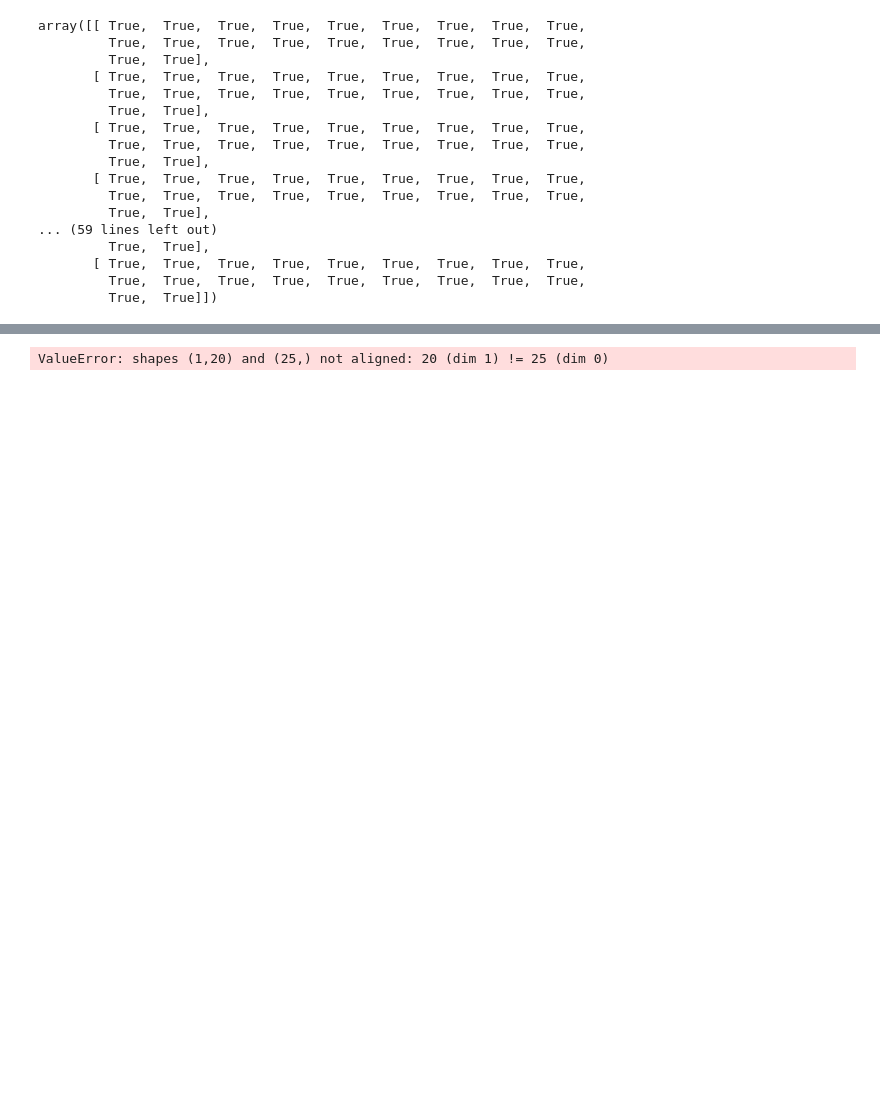
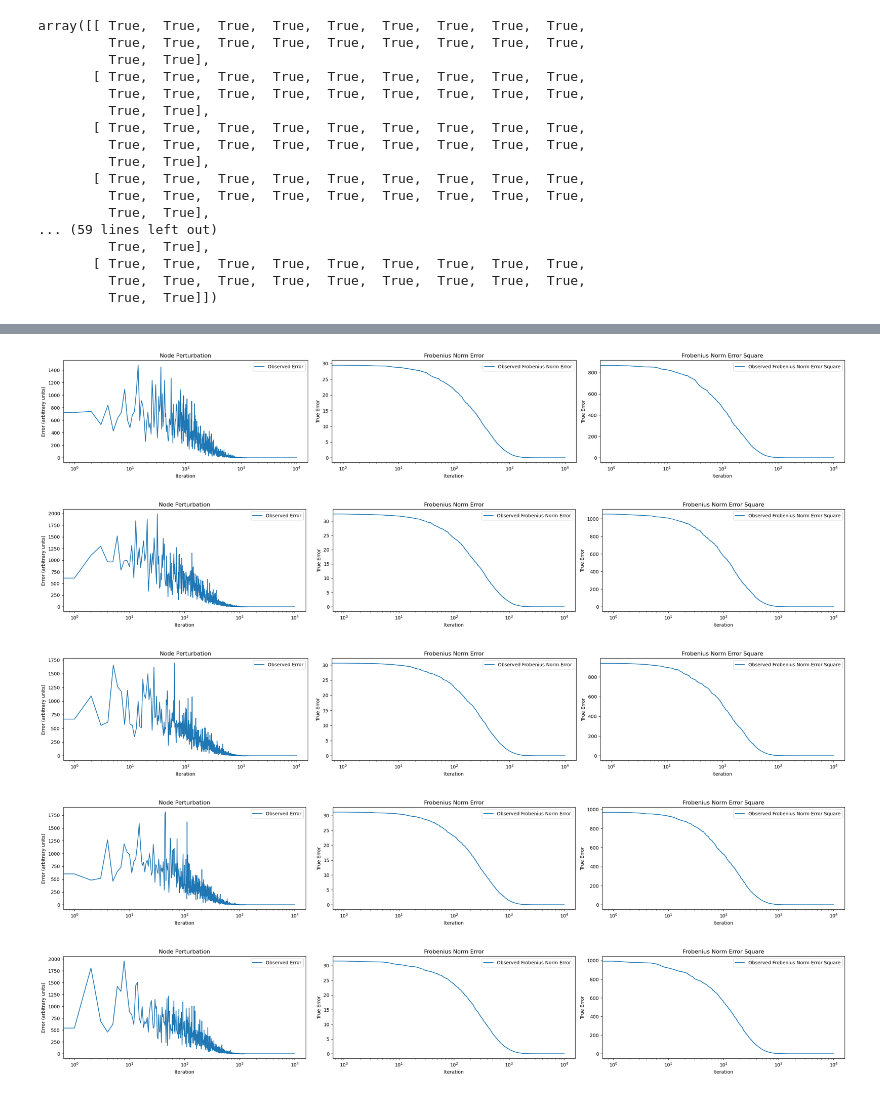
Before and after one commit to KevinBian107/S.O.O., a Jupyter notebook: online_gradient.ipynb, the cells around one changed output, grey strips where cells are left out. Saved outputs shown, nothing was run; the diff lists cells and outputs as text; code cells hidden in the pictures; blank space fills up the shorter version.

```diff
--- a/online_gradient.ipynb
+++ b/online_gradient.ipynb
@@ -93,21 +149,36 @@ array([[ True,  True,  True,  True,  True,  True,  True,  True,  True,
 # %%
-def node_perturbation(W, x, d, alpha, noise_std):
-    xi = np.random.randn(*x.shape) * noise_std
+import numpy as np
+import matplotlib.pyplot as plt
+
+def node_perturbation(W, x, d, eta, noise_std):
+    '''
+    xi/y shape: Mx1
+    x shape: Nx1
+    W shape: MxN
+
+    np.dot(xi.T, np.dot(W, x)) becomes inf gradually
+
+    '''
+    xi = noise_std * np.random.randn(W.shape[0])
     y = np.dot(W, x)
-    error = y - d
+    error = (y - d)**2
+    error_np = (y + xi - d)**2
 
-    xi_T = xi.reshape(-1, 1)
-    perturbation_term = np.dot(xi_T.T, np.dot(W, x)) + 0.5 * np.dot(xi_T.T, xi_T)
+    #perturbation = np.dot((error_np - error), np.outer(xi, x.T))
+    #perturbation = (np.dot(xi.T, np.dot(W, x)) + (1/2) * np.dot(xi.T, xi)) * np.outer(xi, x.T)
+    perturbation = np.outer((error_np - error) * xi, x)
 
-    W -= (alpha / noise_std**2) * perturbation_term * np.outer(xi, x)
+    W -= (eta / noise_std**2) * perturbation
 
-    sqe = np.sum(error**2)
+    sqe = np.sum(error)
 
     return W, sqe
-N = 20
-M = 25
-iterations = 1000
-alpha = 1/(M+2)*(N+2)
+
+# Parameters
+N = 20  # Number of inputs
+M = 25  # Number of outputs
+iterations = 10000
+alpha = 1/((M+2)*(N+2))
 noise_std = 1e-3
 
 for _ in range(5):
@@ -121,34 +192,37 @@ for _ in range(5):
         d = np.dot(W_true, x)
         W, error = node_perturbation(W, x, d, alpha, noise_std)
         errors.append(error)
-        true_errors.append(frobenius_norm(W_true, W))
-        true_errors_2.append(frobenius_norm(W_true, W)**2)
+        true_errors.append(np.linalg.norm(W_true - W, 'fro'))
+        true_errors_2.append(np.linalg.norm(W_true - W, 'fro')**2)
 
     fig, axes = plt.subplots(1, 3, figsize=(24, 4))
 
     axes[0].plot(errors, label='Observed Error')
     axes[0].set_xlabel('Iteration')
     axes[0].set_ylabel('Error (arbitrary units)')
     axes[0].set_xscale('log')
-    # axes[0].set_yscale('log')
     axes[0].set_title('Node Perturbation')
     axes[0].legend()
 
     axes[1].plot(true_errors, label='Observed Frobenius Norm Error')
     axes[1].set_xlabel('Iteration')
     axes[1].set_ylabel('True Error')
     axes[1].set_xscale('log')
     axes[1].set_title('Frobenius Norm Error')
     axes[1].legend()
 
     axes[2].plot(true_errors_2, label='Observed Frobenius Norm Error Square')
     axes[2].set_xlabel('Iteration')
     axes[2].set_ylabel('True Error')
     axes[2].set_xscale('log')
     axes[2].set_title('Frobenius Norm Error Square')
     axes[2].legend()
 
     plt.tight_layout()
     plt.show()
 # %% [output]
-ValueError: shapes (1,20) and (25,) not aligned: 20 (dim 1) != 25 (dim 0)
+[figure, added]
+[figure, added]
+[figure, added]
+[figure, added]
+[figure, added]
```
Also changed, not shown: parts of 5 cells of this notebook, 4 other files.
